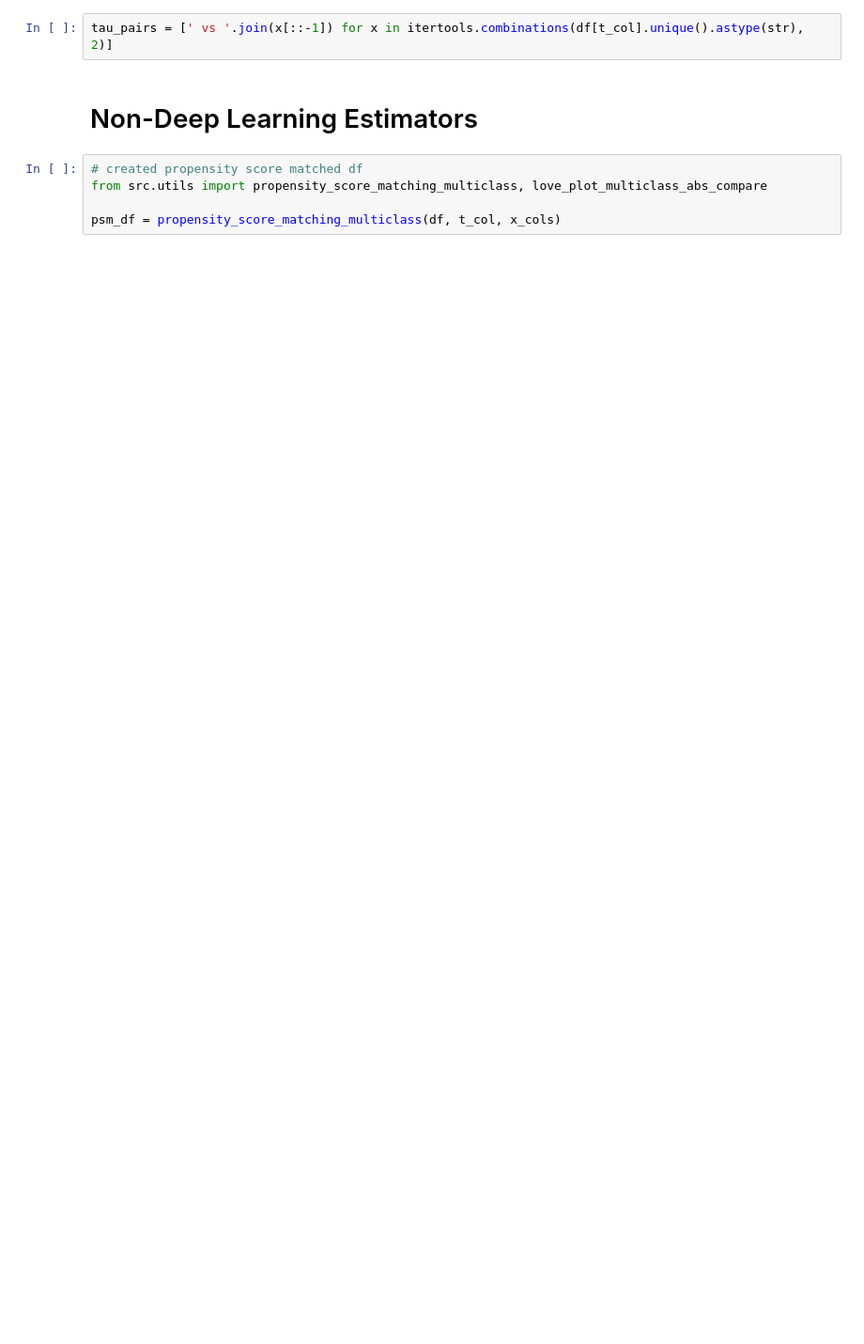
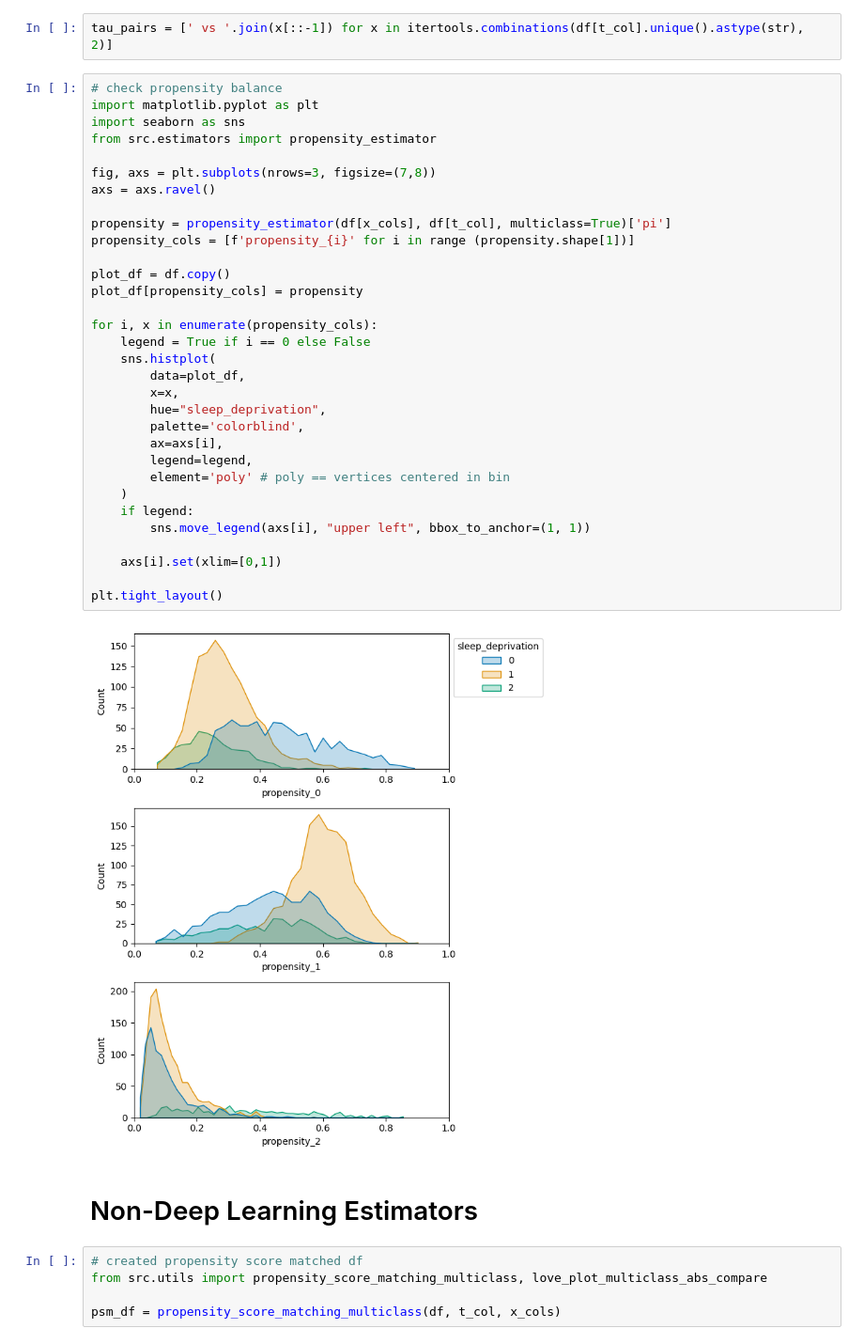
Before and after one commit to furtherAdu/cph-200b-project3, a Jupyter notebook: notebooks/run_analyses.ipynb, the cells around one changed output. Shown: that part at 94% size. Saved outputs shown, nothing was run; the diff lists cells and outputs as text; blank space fills up the shorter version.

```diff
--- a/notebooks/run_analyses.ipynb
+++ b/notebooks/run_analyses.ipynb
@@ -67,6 +70,40 @@ all_cols = df.columns
 categorical_cols = [x for x in df.columns if any([x.startswith(y) for y in categorical_cols])]
 # %%
 tau_pairs = [' vs '.join(x[::-1]) for x in itertools.combinations(df[t_col].unique().astype(str), 2)]
+# %%
+# check propensity balance
+import matplotlib.pyplot as plt
+import seaborn as sns
+from src.estimators import propensity_estimator
+
+fig, axs = plt.subplots(nrows=3, figsize=(7,8))
+axs = axs.ravel()
+
+propensity = propensity_estimator(df[x_cols], df[t_col], multiclass=True)['pi']
+propensity_cols = [f'propensity_{i}' for i in range (propensity.shape[1])]
+
+plot_df = df.copy()
+plot_df[propensity_cols] = propensity
+
+for i, x in enumerate(propensity_cols):
+    legend = True if i == 0 else False
+    sns.histplot(
+        data=plot_df,
+        x=x,
+        hue="sleep_deprivation",
+        palette='colorblind',
+        ax=axs[i],
+        legend=legend,
+        element='poly' # poly == vertices centered in bin
+    )
+    if legend:
+        sns.move_legend(axs[i], "upper left", bbox_to_anchor=(1, 1))
+
+    axs[i].set(xlim=[0,1])
+
+plt.tight_layout()
+# %% [output]
+[figure, added]
 # %% [markdown]
 # Non-Deep Learning Estimators
 # %%
```
Also changed, not shown: parts of 14 cells of this notebook, 1 other file.
